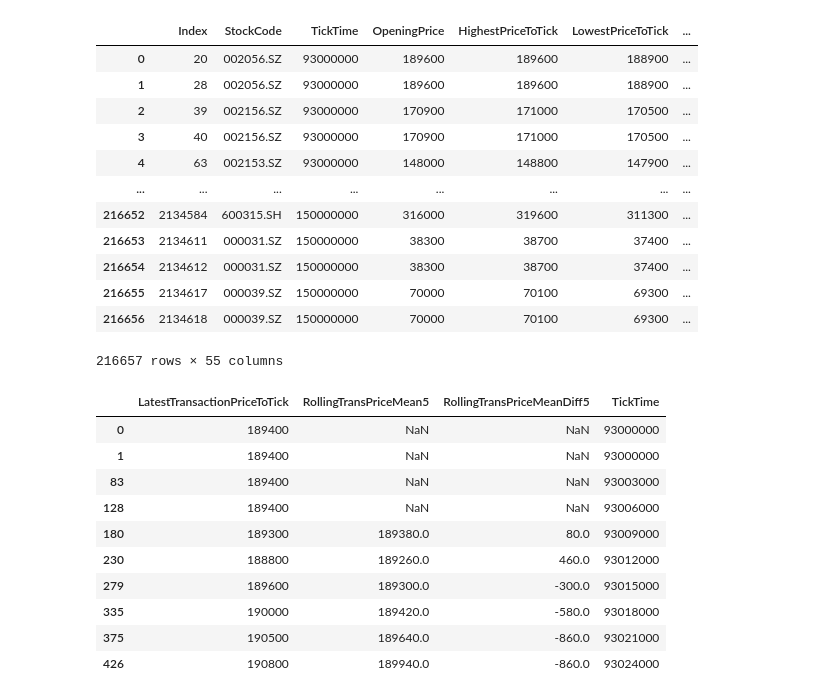
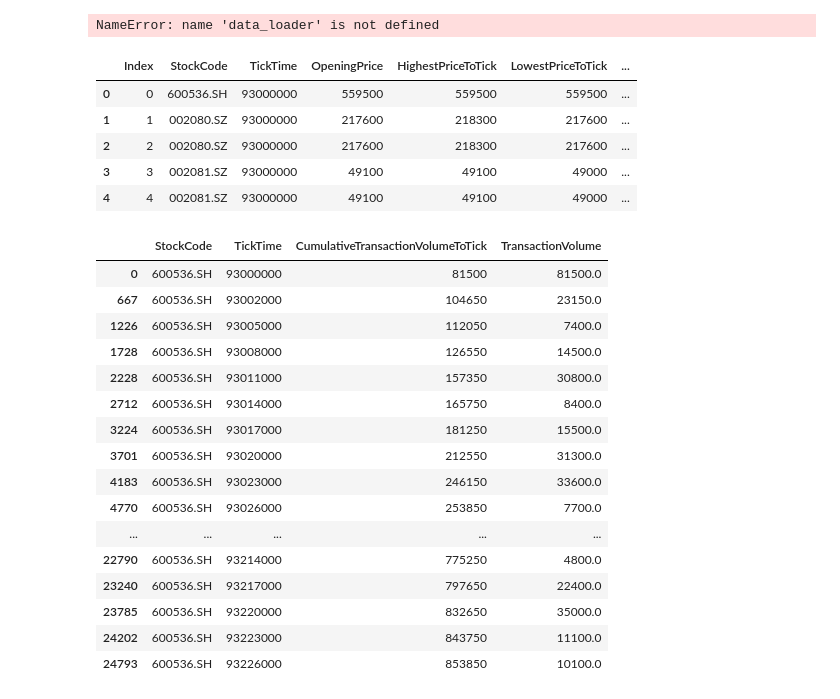
Before and after one commit to kaushikkishen/sultanTrade, a Jupyter notebook: test.ipynb, the cells around one changed output. Cells and saved outputs as stored; diff of their text form; code cells hidden in the pictures.

Commit message:
Pushing NDayRegression code Manan, please check once. I'm getting an error

```diff
--- a/test.ipynb
+++ b/test.ipynb
@@ -3,8 +3,8 @@ import pandas as pd
 import os
 from utils.change_column_names import changeToName
 from utils.feature_engineering import *
-from utils.labels import *
-
-from sklearn.pipeline import Pipeline
+from utils.data_loader import *
 
 os.listdir()
+pd.set_option('display.max_columns', None)
+pd.set_option('display.max_rows', 50)
@@ -24,44 +11,40 @@ os.listdir()
 # %%
-data = pd.read_csv('sample_tickdata.csv')
+data = data_loader.read_csv('tickdata_20221229.csv')
+data.head()
+# %% [output]
+NameError: name 'data_loader' is not defined
 # %%
 data = changeToName(data)
-data
+data.head()
 # %% [output]
 |  | Index | StockCode | TickTime | OpeningPrice | HighestPriceToTick | LowestPriceToTick | ... |
-| 0 | 20 | 002056.SZ | 93000000 | 189600 | 189600 | 188900 | ... |
-| 1 | 28 | 002056.SZ | 93000000 | 189600 | 189600 | 188900 | ... |
-| 2 | 39 | 002156.SZ | 93000000 | 170900 | 171000 | 170500 | ... |
-| 3 | 40 | 002156.SZ | 93000000 | 170900 | 171000 | 170500 | ... |
-| 4 | 63 | 002153.SZ | 93000000 | 148000 | 148800 | 147900 | ... |
-| ... | ... | ... | ... | ... | ... | ... | ... |
-| 216652 | 2134584 | 600315.SH | 150000000 | 316000 | 319600 | 311300 | ... |
-| 216653 | 2134611 | 000031.SZ | 150000000 | 38300 | 38700 | 37400 | ... |
-| 216654 | 2134612 | 000031.SZ | 150000000 | 38300 | 38700 | 37400 | ... |
-| 216655 | 2134617 | 000039.SZ | 150000000 | 70000 | 70100 | 69300 | ... |
-| 216656 | 2134618 | 000039.SZ | 150000000 | 70000 | 70100 | 69300 | ... |
+| 0 | 0 | 600536.SH | 93000000 | 559500 | 559500 | 559500 | ... |
+| 1 | 1 | 002080.SZ | 93000000 | 217600 | 218300 | 217600 | ... |
+| 2 | 2 | 002080.SZ | 93000000 | 217600 | 218300 | 217600 | ... |
+| 3 | 3 | 002081.SZ | 93000000 | 49100 | 49100 | 49000 | ... |
+| 4 | 4 | 002081.SZ | 93000000 | 49100 | 49100 | 49000 | ... |
-216657 rows × 55 columns
 # %%
-pipeline = Pipeline([
-    ('WeightedAvgPriceSpread', WeightedAvgComPriceSpread()),
-    ('RollingComPriceSpread', RollingComPriceSpreadMean()),
-    ('RollingTransPriceSpread', RollingTransPriceMean()),
-    ('RollingComPriceSpreadDiff', RollingTransPriceMeanDiff()),
-    ('RollingTransPriceMeanDiff', RollingTransPriceMeanDiff()),
-#     ('Local Minima', LocalMinima())
-])
-datax = pipeline.fit_transform(data)
+wa = TransactionVolume()
+datax = wa.transform(data)
 # %%
-datax[datax['StockCode'] == '002056.SZ'][['LatestTransactionPriceToTick', 'RollingTransPriceMean5',
-                                         'RollingTransPriceMeanDiff5', 'TickTime']].sort_values('TickTime').head(10)
+datax[datax['StockCode'] == '600536.SH'].sort_values(['StockCode', 'TickTime']) \
+    [['StockCode', 'TickTime', 'CumulativeTransactionVolumeToTick',
+     'TransactionVolume']].head(50)
 # %% [output]
-|  | LatestTransactionPriceToTick | RollingTransPriceMean5 | RollingTransPriceMeanDiff5 | TickTime |
-| 0 | 189400 | NaN | NaN | 93000000 |
-| 1 | 189400 | NaN | NaN | 93000000 |
-| 83 | 189400 | NaN | NaN | 93003000 |
-| 128 | 189400 | NaN | NaN | 93006000 |
-| 180 | 189300 | 189380.0 | 80.0 | 93009000 |
-| 230 | 188800 | 189260.0 | 460.0 | 93012000 |
-| 279 | 189600 | 189300.0 | -300.0 | 93015000 |
-| 335 | 190000 | 189420.0 | -580.0 | 93018000 |
-| 375 | 190500 | 189640.0 | -860.0 | 93021000 |
-| 426 | 190800 | 189940.0 | -860.0 | 93024000 |
+|  | StockCode | TickTime | CumulativeTransactionVolumeToTick | TransactionVolume |
+| 0 | 600536.SH | 93000000 | 81500 | 81500.0 |
+| 667 | 600536.SH | 93002000 | 104650 | 23150.0 |
+| 1226 | 600536.SH | 93005000 | 112050 | 7400.0 |
+| 1728 | 600536.SH | 93008000 | 126550 | 14500.0 |
+| 2228 | 600536.SH | 93011000 | 157350 | 30800.0 |
+| 2712 | 600536.SH | 93014000 | 165750 | 8400.0 |
+| 3224 | 600536.SH | 93017000 | 181250 | 15500.0 |
+| 3701 | 600536.SH | 93020000 | 212550 | 31300.0 |
+| 4183 | 600536.SH | 93023000 | 246150 | 33600.0 |
+| 4770 | 600536.SH | 93026000 | 253850 | 7700.0 |
+| ... | ... | ... | ... | ... |
+| 22790 | 600536.SH | 93214000 | 775250 | 4800.0 |
+| 23240 | 600536.SH | 93217000 | 797650 | 22400.0 |
+| 23785 | 600536.SH | 93220000 | 832650 | 35000.0 |
+| 24202 | 600536.SH | 93223000 | 843750 | 11100.0 |
+| 24793 | 600536.SH | 93226000 | 853850 | 10100.0 |
```
Also changed, not shown: parts of 2 cells of this notebook, 1 other file.
